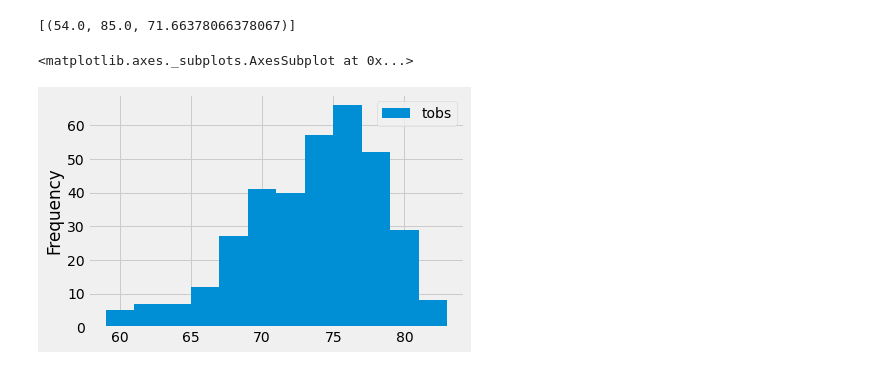
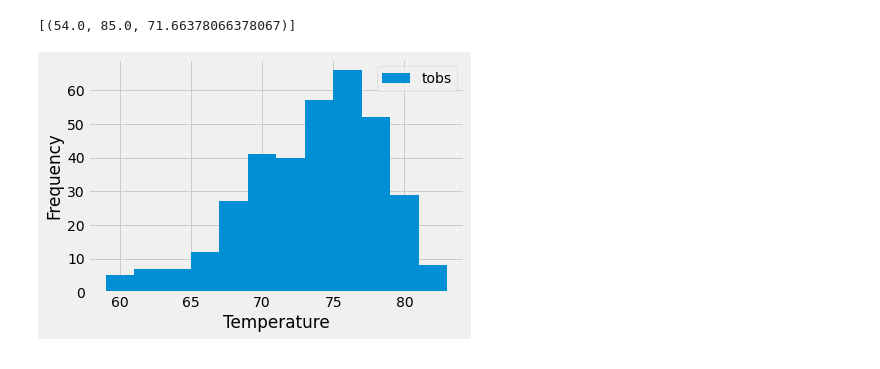
Before and after one commit to kcomalley14/sqlalchemy-challenge, a Jupyter notebook: climateanalysis.ipynb, the cells around one changed output. Drawn from its saved outputs; the diff is of its cells as text; code cells hidden in the pictures.

```diff
--- a/climateanalysis.ipynb
+++ b/climateanalysis.ipynb
@@ -140,18 +142,18 @@ session.query(func.min(Measurement.tobs),
 # %%
 # Choose the station with the highest number of temperature observations.
 # Query the last 12 months of temperature observation data for this station and
 # plot the results as a histogram
 highest_tobs = 'USC00519281'
 
 query_tobs = session.query(Measurement.date, Measurement.tobs).\
                 filter(Measurement.date >= "2016-08-24").\
                 filter(Measurement.date <= "2017-08-23").\
                 filter(Measurement.station == highest_tobs).all()
 highest_tobs_df = pd.DataFrame(query_tobs)
 
 highest_tobs_df.plot.hist(bins=12)
-plt.save_fig("Images/Highest_temp_obs.png")
+plt.xlabel("Temperature")
+plt.savefig("Images/Highest_temp_obs.png")
 plt.show()
 # %% [output]
-<matplotlib.axes._subplots.AxesSubplot at 0x...>
-[figure, old version]
+[figure, new version]
```
Also changed, not shown: parts of 2 cells of this notebook.
